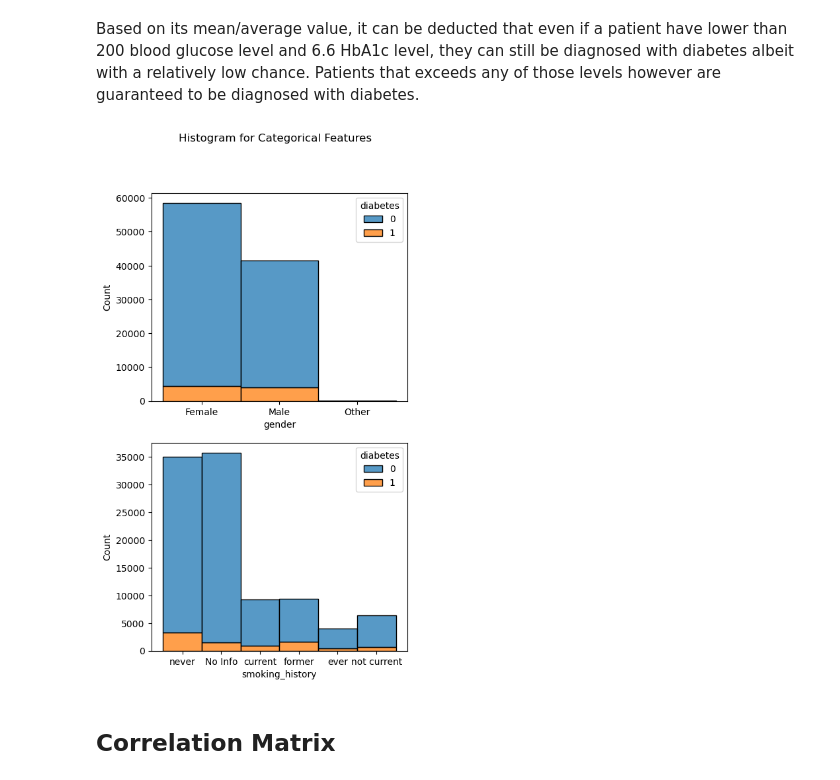
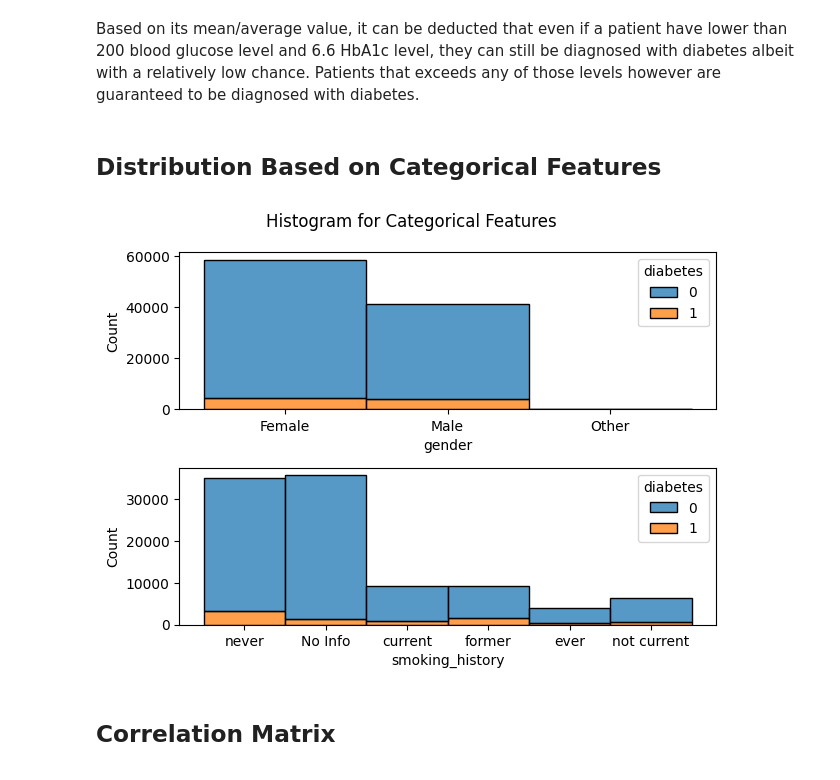
Before and after one commit to mezkymy/diabetes-prediction, a Jupyter notebook: Diabetes_Prediction.ipynb, the cells around one changed output. Drawn from its saved outputs; the diff is of its cells as text; code cells hidden in the pictures.

```diff
--- a/Diabetes_Prediction.ipynb
+++ b/Diabetes_Prediction.ipynb
@@ -36,7 +36,7 @@ Data Source: https://www.kaggle.com/datasets/iammustafatz/diabetes-prediction-da
 The Diabetes prediction dataset is a collection of medical and demographic data from patients, along with their diabetes status (positive or negative). The data includes features such as age, gender, body mass index (BMI), hypertension, heart disease, smoking history, HbA1c level, and blood glucose level. This dataset can be used to build machine learning models to predict diabetes in patients based on their medical history and demographic information. This can be useful for healthcare professionals in identifying patients who may be at risk of developing diabetes and in developing personalized treatment plans. Additionally, the dataset can be used by researchers to explore the relationships between various medical and demographic factors and the likelihood of developing diabetes.
 # %%
 # load data
-raw_data = pd.read_csv('diabetes_prediction_dataset.csv')
+raw_data = pd.read_csv('https://raw.githubusercontent.com/mezkymy/diabetes-prediction/main/diabetes_prediction_dataset.csv')
 df = raw_data.copy()
 df.head()
 # %% [output]
@@ -158,22 +181,25 @@ df[df['glucose_level_risk'] == 1]['diabetes'].mean()
 1.0
 # %% [markdown]
 Based on its mean/average value, it can be deducted that even if a patient have lower than 200 blood glucose level and 6.6 HbA1c level, they can still be diagnosed with diabetes albeit with a relatively low chance. Patients that exceeds any of those levels however are guaranteed to be diagnosed with diabetes.
+# %% [markdown]
+## Distribution Based on Categorical Features
 # %%
 # Create histplot for categorical columns
 cat_columns = list(df.select_dtypes(['object']).columns.values)
 
-fig, axes = plt.subplots(2, 1, figsize=(5, 9))
+fig, axes = plt.subplots(2, 1)
 
 i = 0
 for ax in axes:
     col = cat_columns[i]
     sns.histplot(df, x=col, hue='diabetes', multiple='stack', ax=ax)
     i += 1
 
 plt.suptitle('Histogram for Categorical Features')
+plt.tight_layout()
 plt.show()
 # %% [output]
-[figure, old version]
+[figure, new version]
 # %% [markdown]
 ## Correlation Matrix
 # %%
```
Also changed, not shown: parts of 15 cells of this notebook.
